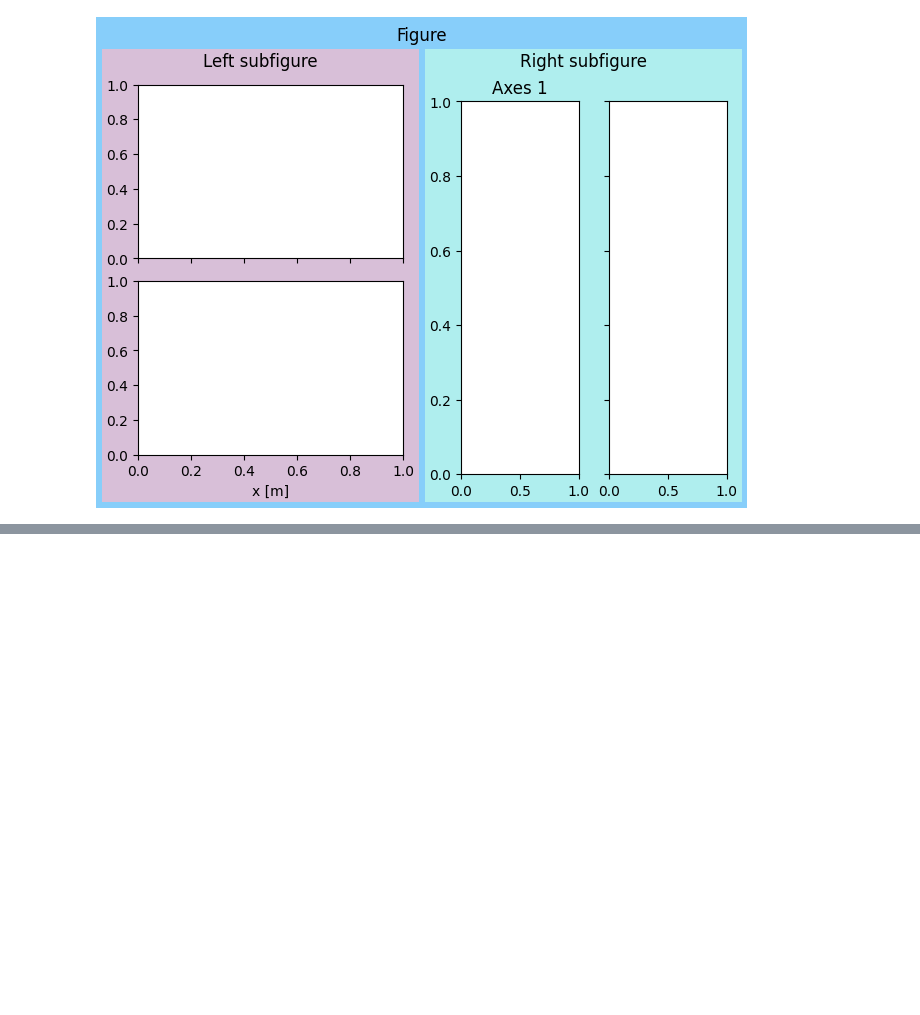
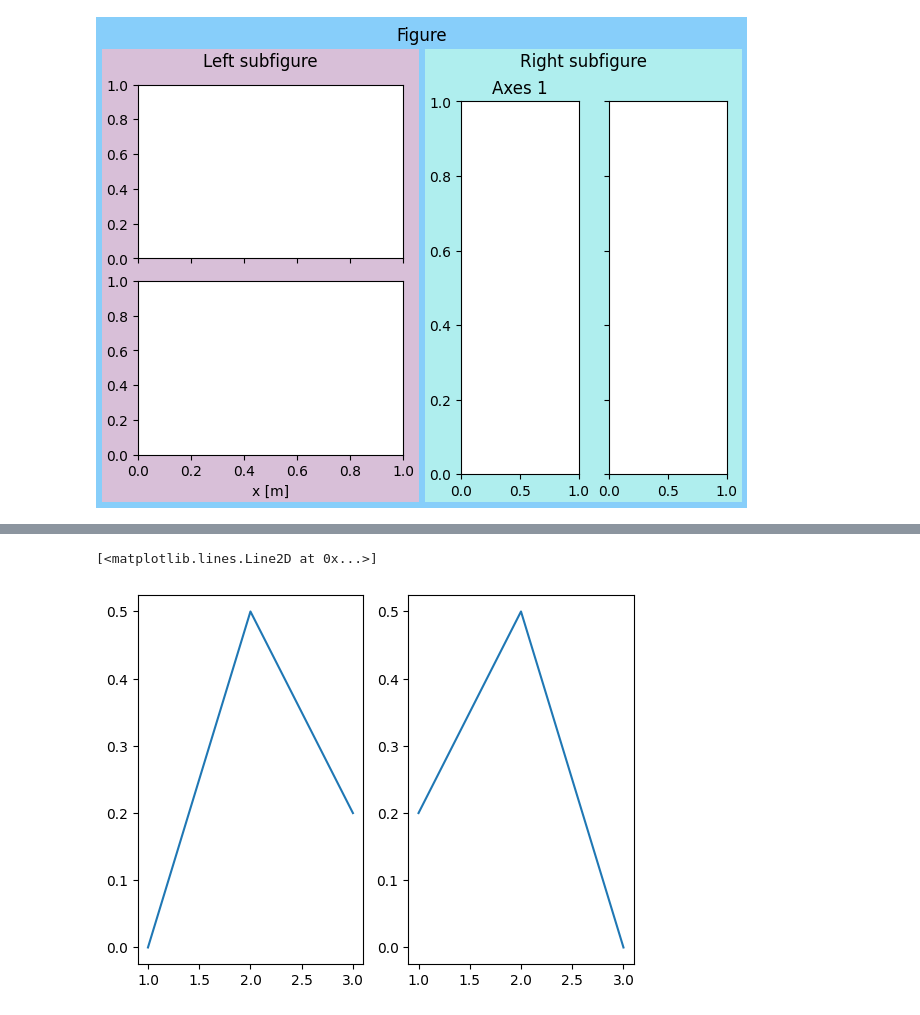
Before and after one commit to adhaka2901/AIML-Algorithms-Training, a Jupyter notebook: plottingAndVisualization/matplotlib-3.ipynb, the cells around one changed output, grey strips where cells are left out. Cells and saved outputs as stored; diff of their text form; code cells hidden in the pictures; blank space fills up the shorter version.

```diff
--- a/plottingAndVisualization/matplotlib-3.ipynb
+++ b/plottingAndVisualization/matplotlib-3.ipynb
@@ -42,0 +60,12 @@ Text(0.5, 0.98, 'Right subfigure')
+# %%
+import matplotlib.pyplot as plt
+# subplot(nrows, ncols, index, **kwargs)
+
+plt.subplot(1, 2, 1)
+plt.plot([1, 2, 3], [0, 0.5, 0.2])
+
+plt.subplot(1, 2, 2)
+plt.plot([3, 2, 1], [0, 0.5, 0.2])
+# %% [output]
+[<matplotlib.lines.Line2D at 0x...>]
+[figure, added]
```
Also changed, not shown: parts of 5 cells of this notebook.
